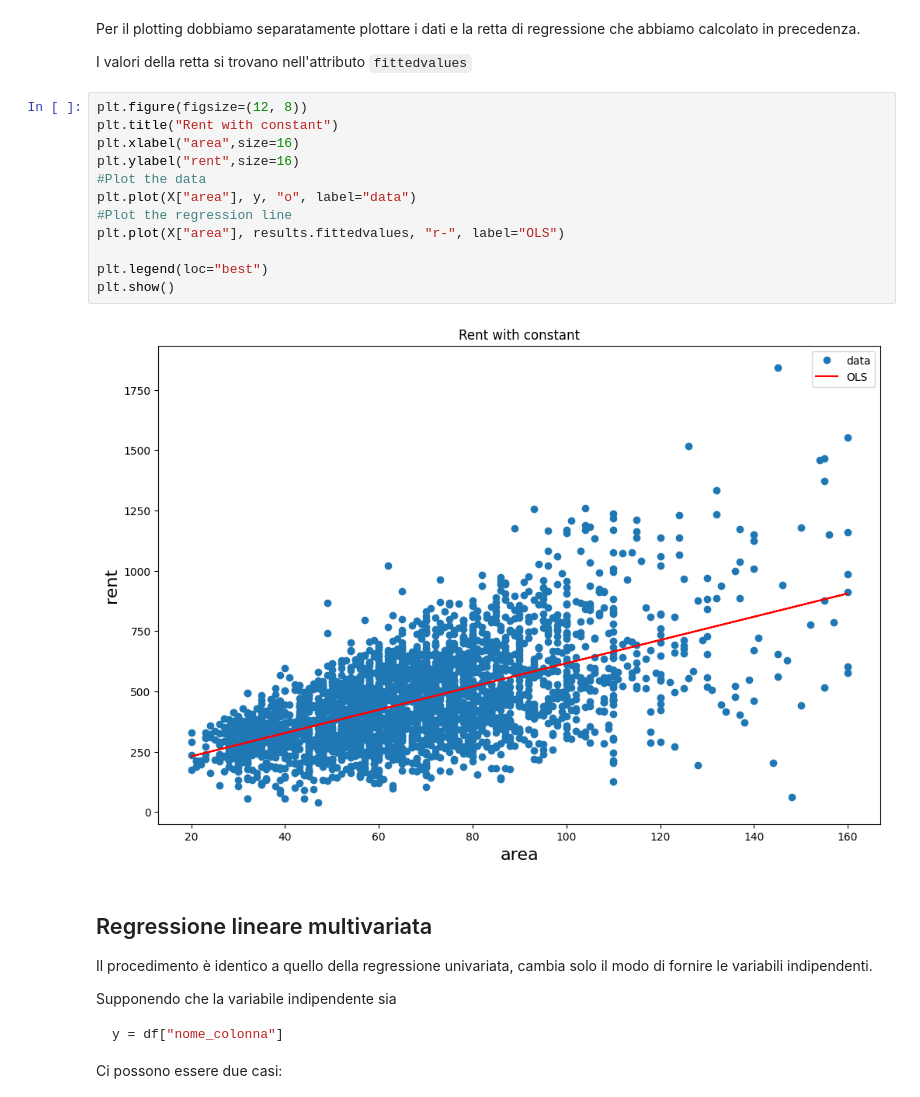
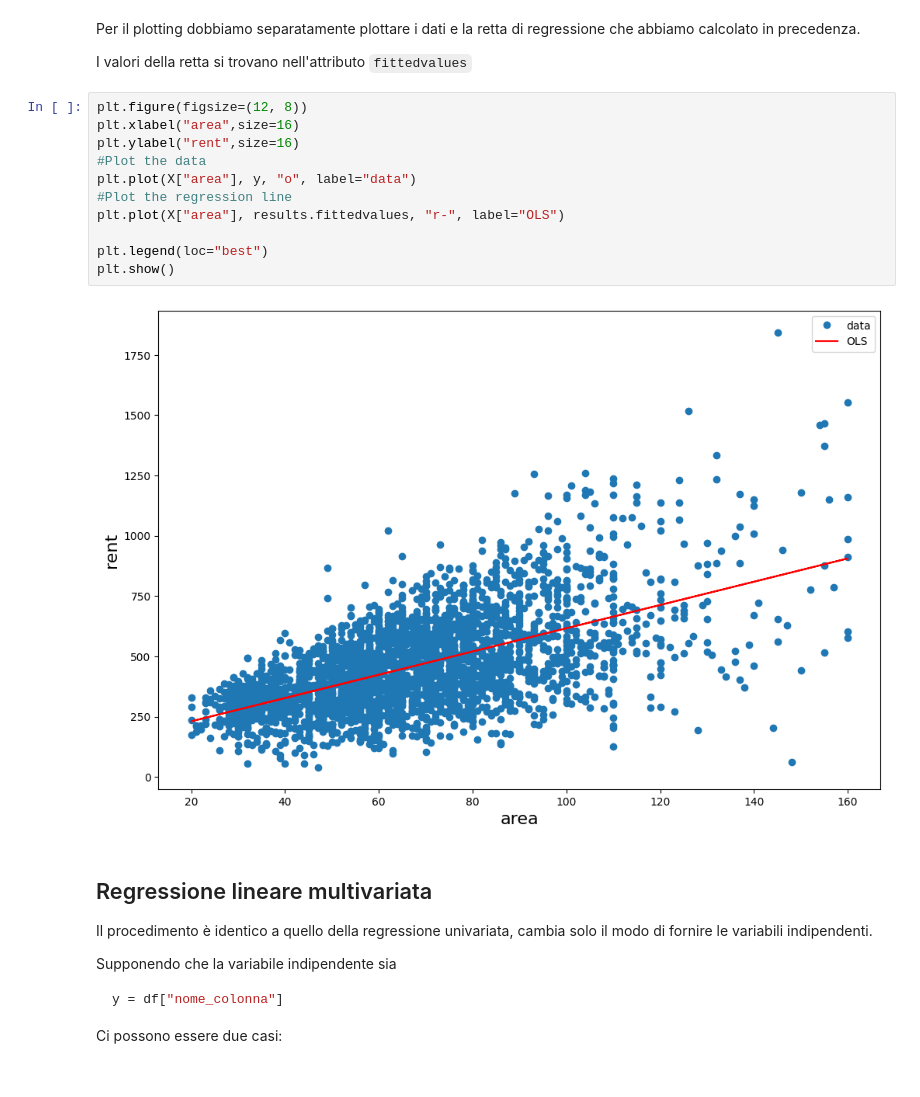
Before and after one commit to cMancio00/statsmodels-tutorial, a Jupyter notebook: NoteBooks/RegressioneLineareClassica.ipynb, the cells around one changed output. Drawn from its saved outputs; the diff is of its cells as text.

```diff
--- a/NoteBooks/RegressioneLineareClassica.ipynb
+++ b/NoteBooks/RegressioneLineareClassica.ipynb
@@ -69,18 +70,17 @@ Per il plotting dobbiamo separatamente plottare i dati e la retta di regressione
 I valori della retta si trovano nell'attributo `fittedvalues`
 # %%
 plt.figure(figsize=(12, 8))
-plt.title("Rent with constant")
 plt.xlabel("area",size=16)
 plt.ylabel("rent",size=16)
 #Plot the data
 plt.plot(X["area"], y, "o", label="data")
 #Plot the regression line
 plt.plot(X["area"], results.fittedvalues, "r-", label="OLS")
 
 plt.legend(loc="best")
 plt.show()
 # %% [output]
-[figure, old version]
+[figure, new version]
 # %% [markdown]
 ## Regressione lineare multivariata
 
```
Also changed, not shown: parts of 8 cells of this notebook.
